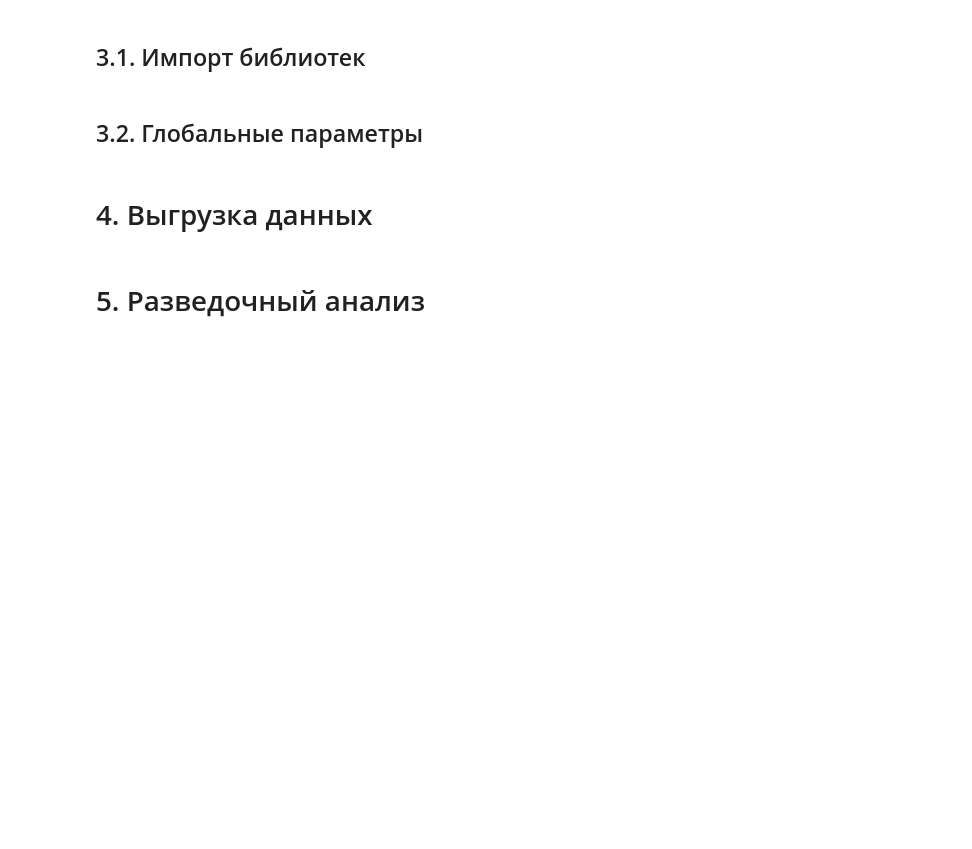
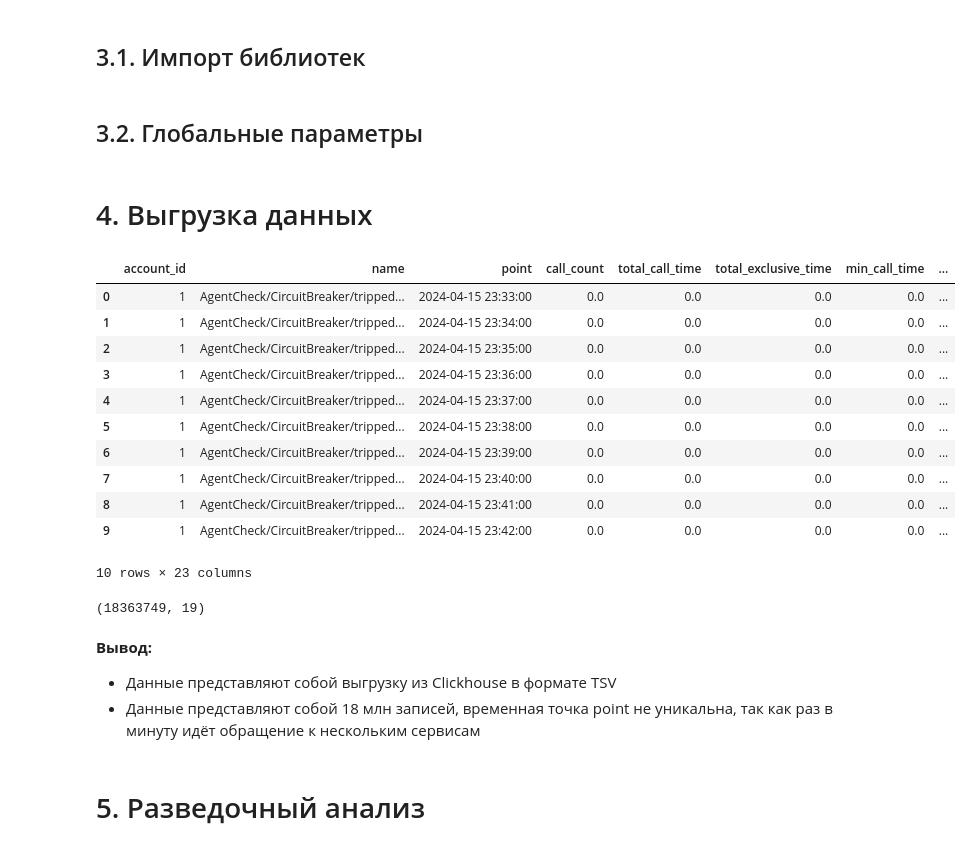
Before and after one commit to ilkaxd/RedLabHack, a Jupyter notebook: analytics/Анализ аномалий.ipynb, the cells around one changed output. Saved outputs shown, nothing was run; the diff lists cells and outputs as text; code cells hidden in the pictures; blank space fills up the shorter version.

```diff
--- a/analytics/Анализ аномалий.ipynb
+++ b/analytics/Анализ аномалий.ipynb
@@ -43,2 +289,25 @@ X_train, X_test, y_train, y_test = pyod.utils.data.generate_data(
+# %%
+data.head(10)
+# %% [output]
+|  | account_id | name | point | call_count | total_call_time | total_exclusive_time | min_call_time | ... |
+| 0 | 1 | AgentCheck/CircuitBreaker/tripped... | 2024-04-15 23:33:00 | 0.0 | 0.0 | 0.0 | 0.0 | ... |
+| 1 | 1 | AgentCheck/CircuitBreaker/tripped... | 2024-04-15 23:34:00 | 0.0 | 0.0 | 0.0 | 0.0 | ... |
+| 2 | 1 | AgentCheck/CircuitBreaker/tripped... | 2024-04-15 23:35:00 | 0.0 | 0.0 | 0.0 | 0.0 | ... |
+| 3 | 1 | AgentCheck/CircuitBreaker/tripped... | 2024-04-15 23:36:00 | 0.0 | 0.0 | 0.0 | 0.0 | ... |
+| 4 | 1 | AgentCheck/CircuitBreaker/tripped... | 2024-04-15 23:37:00 | 0.0 | 0.0 | 0.0 | 0.0 | ... |
+| 5 | 1 | AgentCheck/CircuitBreaker/tripped... | 2024-04-15 23:38:00 | 0.0 | 0.0 | 0.0 | 0.0 | ... |
+| 6 | 1 | AgentCheck/CircuitBreaker/tripped... | 2024-04-15 23:39:00 | 0.0 | 0.0 | 0.0 | 0.0 | ... |
+| 7 | 1 | AgentCheck/CircuitBreaker/tripped... | 2024-04-15 23:40:00 | 0.0 | 0.0 | 0.0 | 0.0 | ... |
+| 8 | 1 | AgentCheck/CircuitBreaker/tripped... | 2024-04-15 23:41:00 | 0.0 | 0.0 | 0.0 | 0.0 | ... |
+| 9 | 1 | AgentCheck/CircuitBreaker/tripped... | 2024-04-15 23:42:00 | 0.0 | 0.0 | 0.0 | 0.0 | ... |
+10 rows × 23 columns
+# %%
+data.shape
+# %% [output]
+(18363749, 19)
+# %% [markdown]
+**Вывод:**
+- Данные представляют собой выгрузку из Clickhouse в формате TSV
+- Данные представляют собой 18 млн записей, временная точка point не уникальна, так как раз в минуту идёт обращение к нескольким сервисам
 # %% [markdown]
 # 5. Разведочный анализ
```
Also changed, not shown: parts of 26 cells of this notebook, 2 other files.
